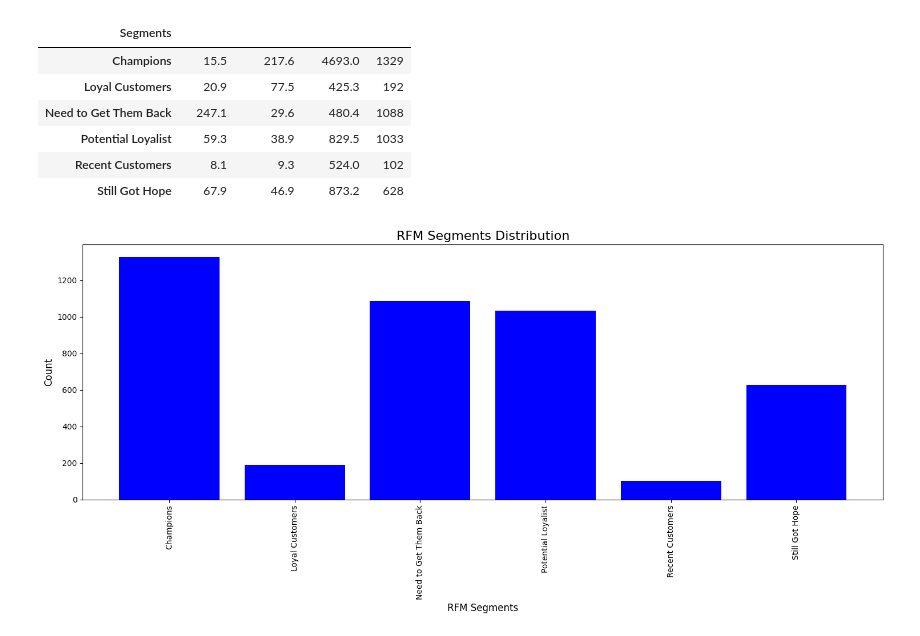
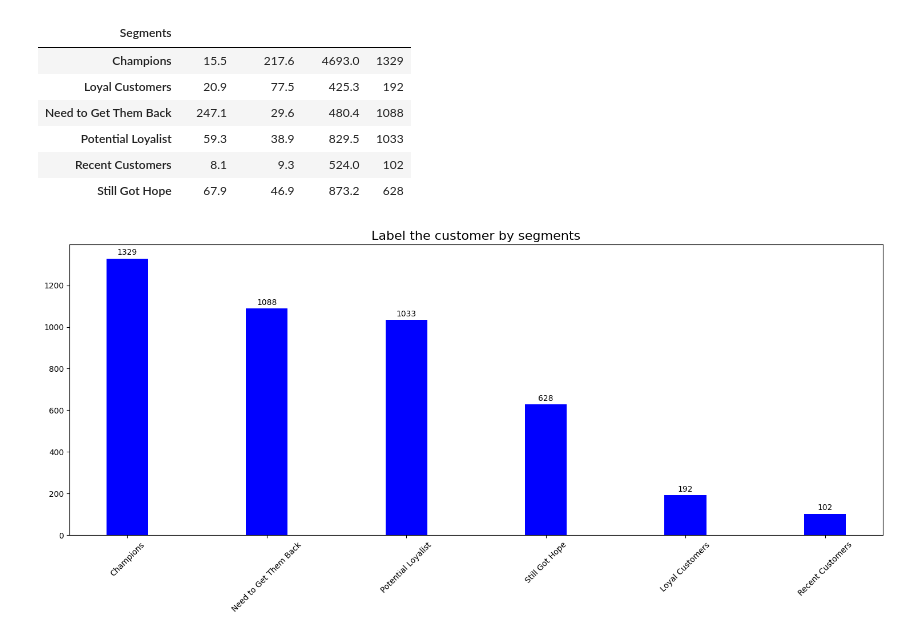
Before and after one commit to khangsilly21/Project1_SBAPDS, a Jupyter notebook: lib/rfm.ipynb, the cells around one changed output. Drawn from its saved outputs; the diff is of its cells as text; code cells hidden in the pictures.

```diff
--- a/rfm/rfm.ipynb
+++ b/lib/rfm.ipynb
@@ -178,23 +178,28 @@ segmented_rfm.groupby('Segments').agg({'recency': 'mean','frequency':'mean', 'mo
 # %%
 import matplotlib.pyplot as plt
 
 # Đếm số lượng phân bổ của các giá trị RFM_Quartile
 rfm_distribution = segmented_rfm['Segments'].value_counts().sort_index()
+rfm_distribution=rfm_distribution.sort_values(ascending=False)
 
 # Vẽ biểu đồ phân phối
 plt.figure(figsize=(15, 7))
-plt.bar(rfm_distribution.index, rfm_distribution.values, color='blue')
+bar_width = 0.3  # Độ rộng các cột
+bars = plt.bar(rfm_distribution.index, rfm_distribution.values, color='blue', width=bar_width)
+
+# Thêm chỉ số bên trên các cột
+for bar in bars:
+    yval = bar.get_height()
+    plt.text(bar.get_x() + bar.get_width() / 2, yval + 10, int(yval), ha='center', va='bottom', fontsize=10)
 
 # Thêm tiêu đề và nhãn trục
-plt.title('RFM Segments Distribution', fontsize=16)
-plt.xlabel('RFM Segments', fontsize=12)
-plt.ylabel('Count', fontsize=12)
+plt.title('Label the customer by segments', fontsize=16)
 
 # Xoay nhãn trục x cho dễ đọc
-plt.xticks(rotation=90, fontsize=10)
+plt.xticks(rotation=45, ha='center', fontsize=10)
 
 # Hiển thị biểu đồ
 plt.tight_layout()
 plt.show()
 # %% [output]
-[figure, old version]
+[figure, new version]
```
Also changed, not shown: 2 other files.
